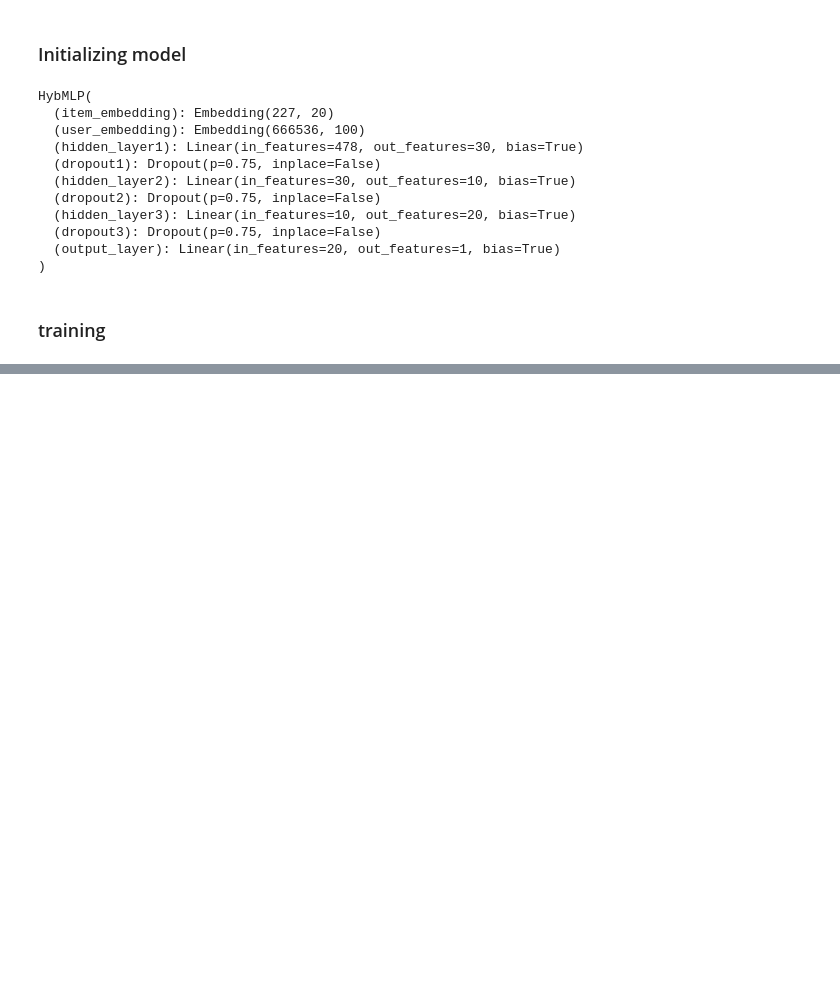
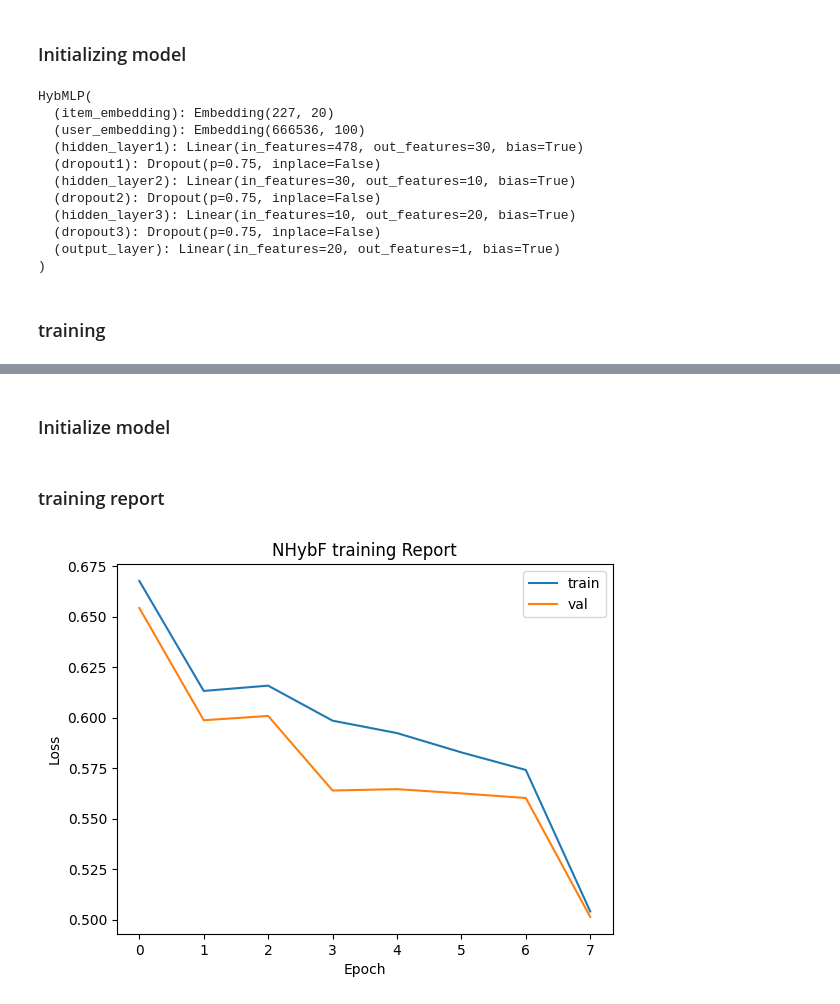
Before and after one commit to spynom/game_recommendation_project, a Jupyter notebook: notebook/model_evaluation.ipynb, the cells around one changed output, grey strips where cells are left out. Cells and saved outputs as stored; diff of their text form; code cells hidden in the pictures; blank space fills up the shorter version.

```diff
--- a/notebook/model_evaluation.ipynb
+++ b/notebook/model_evaluation.ipynb
@@ -141,0 +207,2 @@ plt.show()
+# %% [markdown]
+### Initialize model
@@ -141,0 +213,15 @@ plt.show()
+# %% [markdown]
+### training report
+# %%
+with open("../reports/NHybF_train_report.json","r") as f:
+    NHybF_train_report = json.load(f)
+# %%
+plt.title("NHybF training Report")
+plt.plot(NHybF_train_report["train_loss"])
+plt.plot(NHybF_train_report["val_loss"])
+plt.legend(["train","val"])
+plt.xlabel("Epoch")
+plt.ylabel("Loss")
+plt.show()
+# %% [output]
+[figure, added]
```
Also changed, not shown: parts of 4 cells of this notebook, 4 other files.
